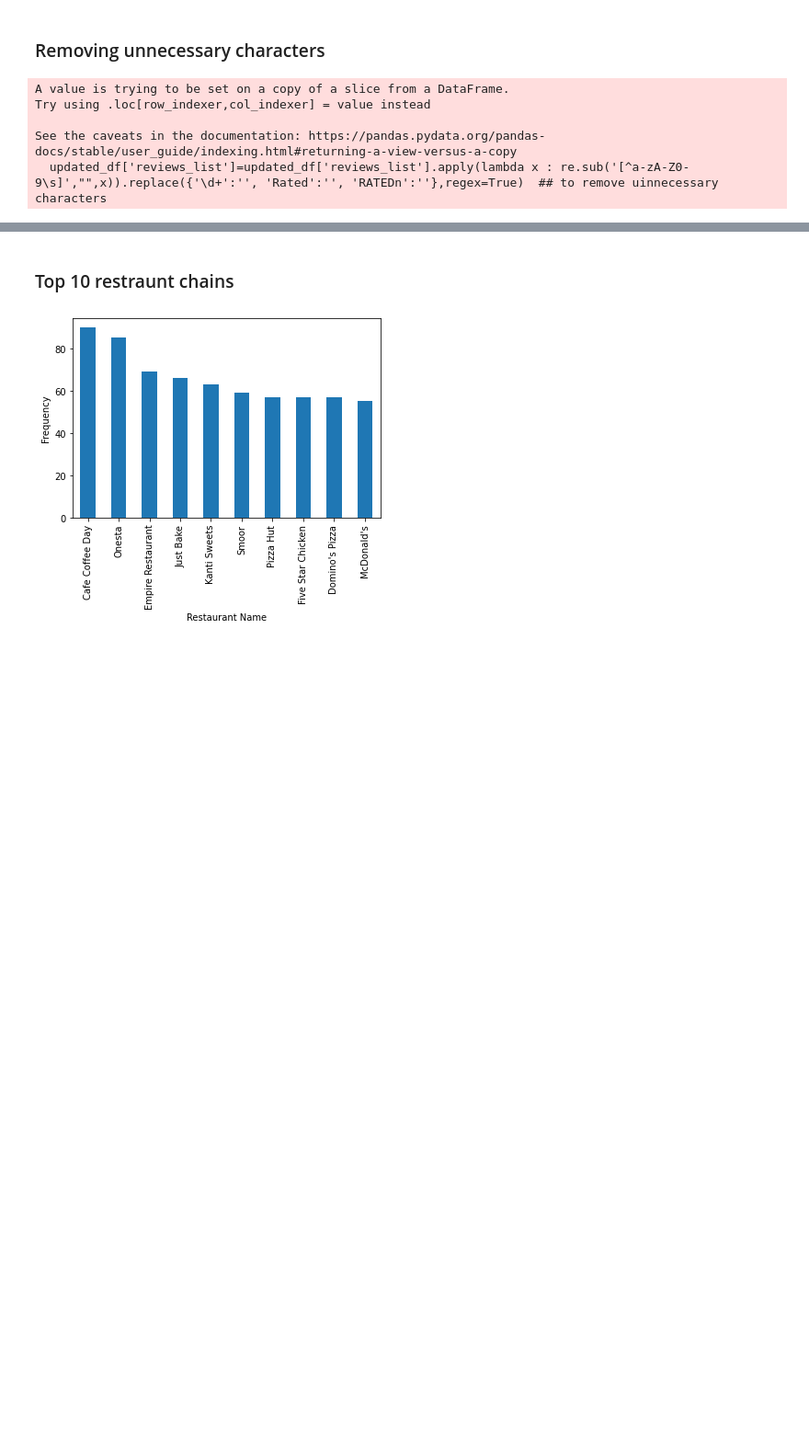
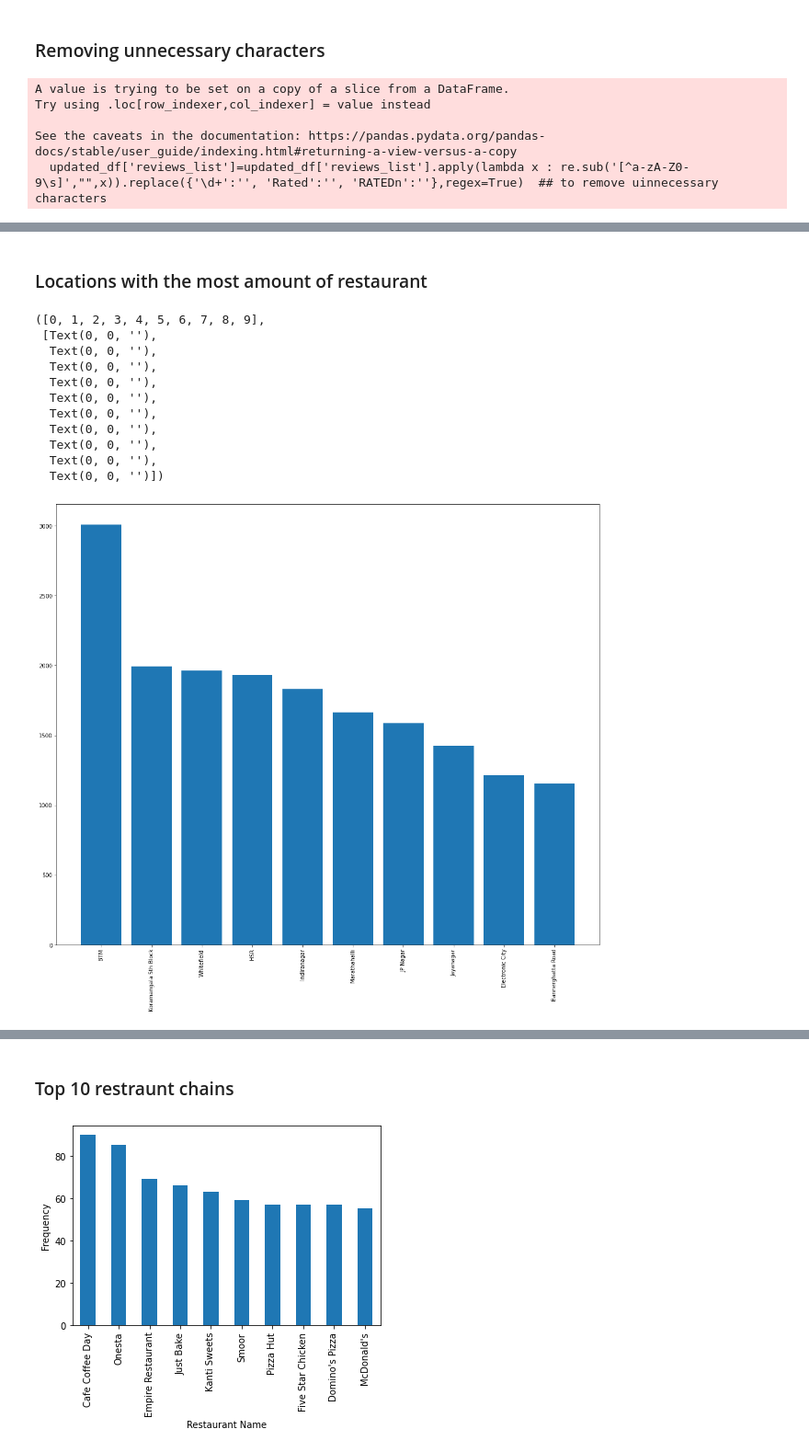
Before and after one commit to samrat-mitra-48/zomato-analysis, a Jupyter notebook: zomato.ipynb, the cells around one changed output, grey strips where cells are left out. Shown: that part at 92% size. Saved outputs shown, nothing was run; the diff lists cells and outputs as text; code cells hidden in the pictures; blank space fills up the shorter version.

```diff
--- a/zomato.ipynb
+++ b/zomato.ipynb
@@ -609,0 +507,22 @@ See the caveats in the documentation: https://pandas.pydata.org/pandas-docs/stab
+# %% [markdown]
+### Locations  with the most amount of restaurant
+# %%
+most_located_restaurant=updated_df.groupby(['location'])['name'].count().sort_values(ascending=False)[:10]
+most_located_restaurant
+plt.figure(figsize=(18,15))
+
+plt.bar(most_located_restaurant.index,most_located_restaurant.values)
+plt.xticks(rotation=90)
+# %% [output]
+([0, 1, 2, 3, 4, 5, 6, 7, 8, 9],
+ [Text(0, 0, ''),
+  Text(0, 0, ''),
+  Text(0, 0, ''),
+  Text(0, 0, ''),
+  Text(0, 0, ''),
+  Text(0, 0, ''),
+  Text(0, 0, ''),
+  Text(0, 0, ''),
+  Text(0, 0, ''),
+  Text(0, 0, '')])
+[figure, added]
```
Also changed, not shown: parts of 126 cells of this notebook.
